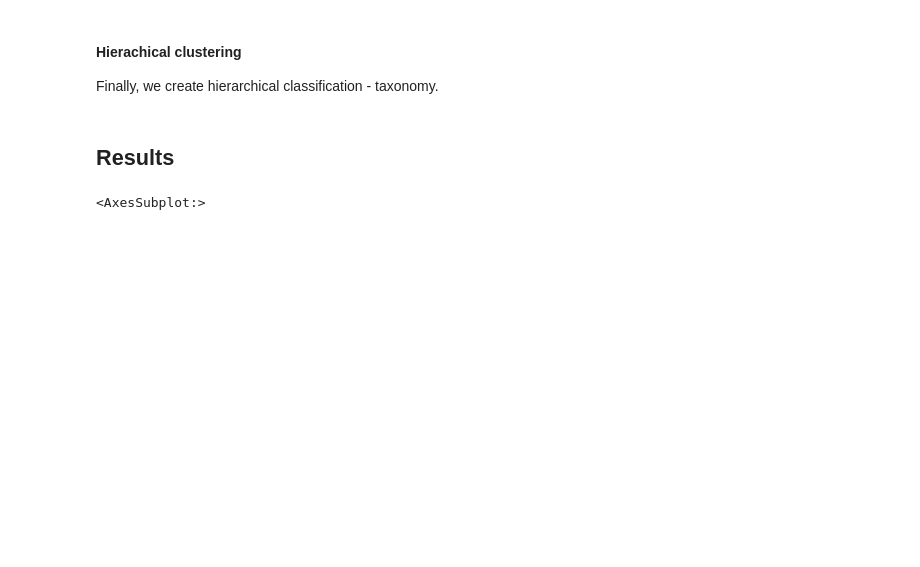
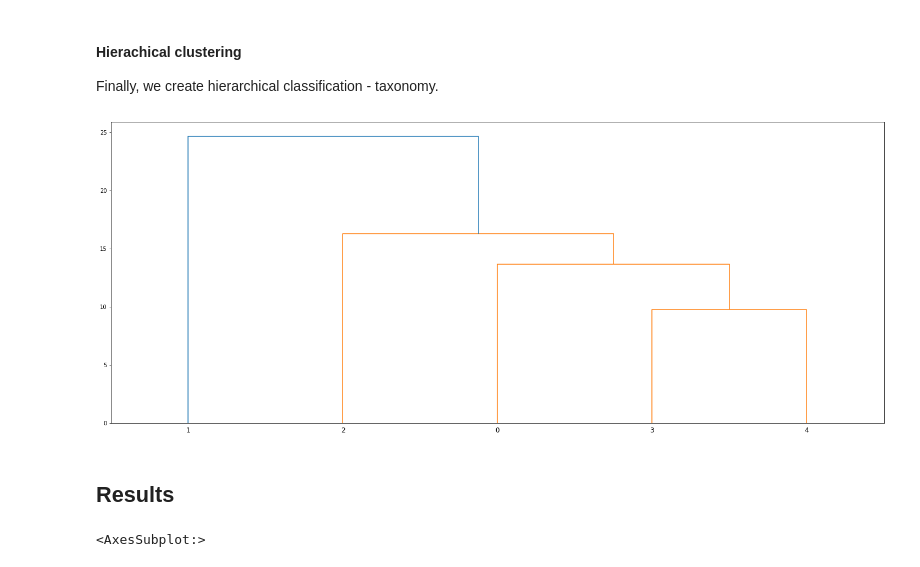
Before and after one commit to martinfleis/numerical-taxonomy-paper, a Jupyter notebook: Jupyter_notebooks/morphometric_assessment.ipynb, the cells around one changed output. Saved outputs shown, nothing was run; the diff lists cells and outputs as text; code cells hidden in the pictures; blank space fills up the shorter version.

```diff
--- a/Jupyter_notebooks/morphometric_assessment.ipynb
+++ b/Jupyter_notebooks/morphometric_assessment.ipynb
@@ -578,11 +616,13 @@ clusters = data.reset_index()[['cluster', 'uID']]
 
 Finally, we create hierarchical classification - taxonomy.
 # %%
-group = data.groupby('cluster').mean()
+group = data.groupby(labels).mean()
 Z = hierarchy.linkage(group, 'ward')
 plt.figure(figsize=(25, 10))
 dn = hierarchy.dendrogram(Z, labels=group.index)
 
 # plt.savefig('tree.pdf')
+# %% [output]
+[figure, added]
 # %% [markdown]
 ## Results
```
Also changed, not shown: parts of 41 cells of this notebook.
